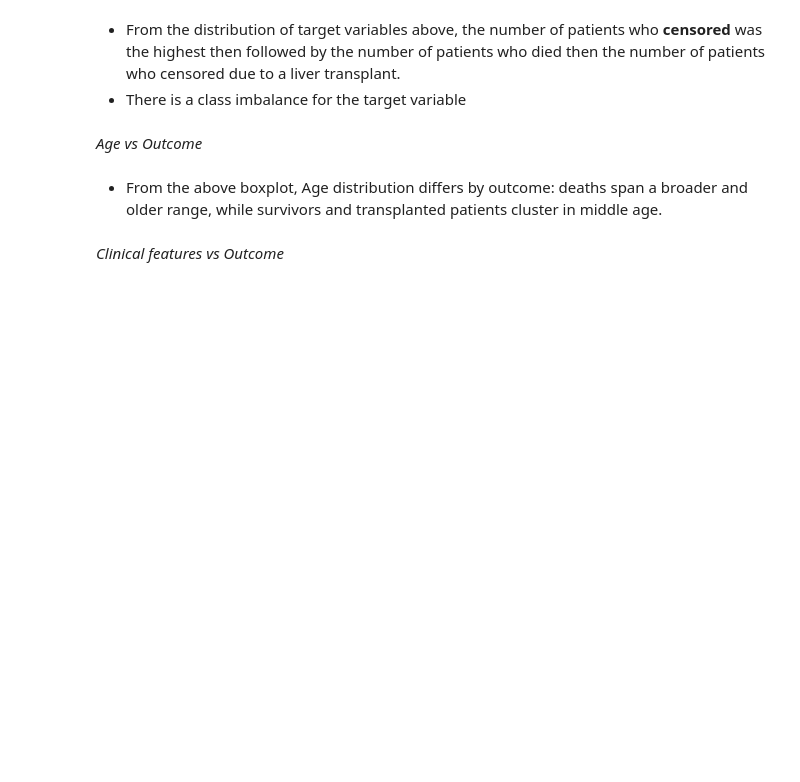
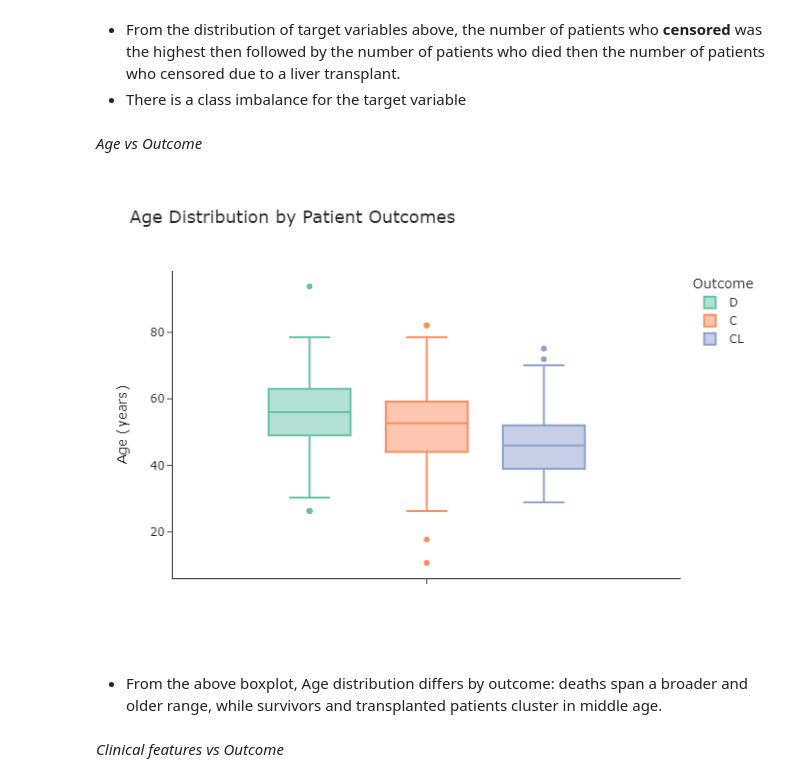
Before and after one commit to ChristabelAtieno/liver-cirrhosis-prediction, a Jupyter notebook: liverCirrhosisproject.ipynb, the cells around one changed output. Saved outputs shown, nothing was run; the diff lists cells and outputs as text; code cells hidden in the pictures; blank space fills up the shorter version.

```diff
--- a/liverCirrhosisproject.ipynb
+++ b/liverCirrhosisproject.ipynb
@@ -202,16 +211,21 @@ fig.write_html("plot.html")
 # %%
 # Age vs Outcome
 fig = px.box(train,
             y='Age',
             color='Status',
             title='Age Distribution by Patient Outcomes',
             labels={'Age':'Age (years)', 'Status':'Outcome'},
             color_discrete_sequence=px.colors.qualitative.Set2)
 
 fig.update_layout(title_font_size=18,
                   yaxis=dict(title='Age (years)'),
                   template='simple_white')
 fig.show()
+
+fig.write_image("age_distribution.png")
+Image("age_distribution.png")
+# %% [output]
+[figure, added]
 # %% [markdown]
 - From the above  boxplot, Age distribution differs by outcome: deaths span a broader and older range, while survivors and transplanted patients cluster in middle age.
 # %% [markdown]
```
Also changed, not shown: parts of 14 cells of this notebook, 9 other files.
